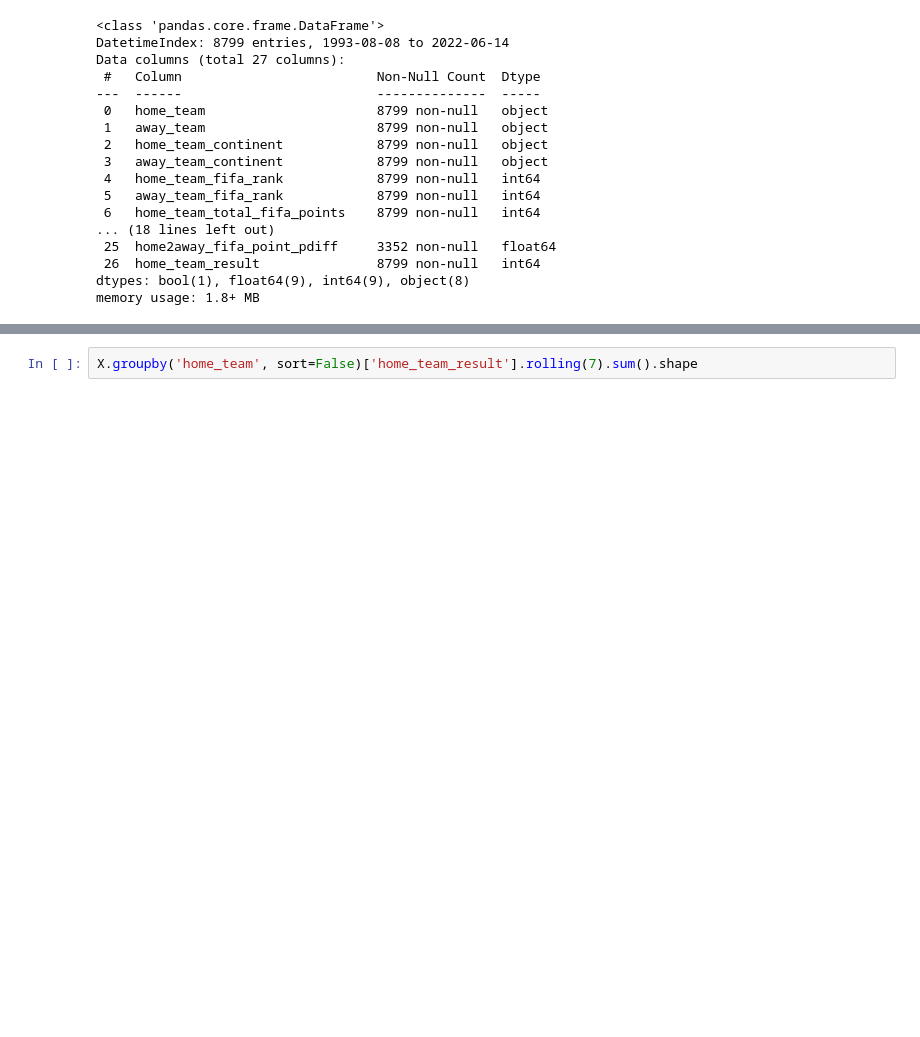
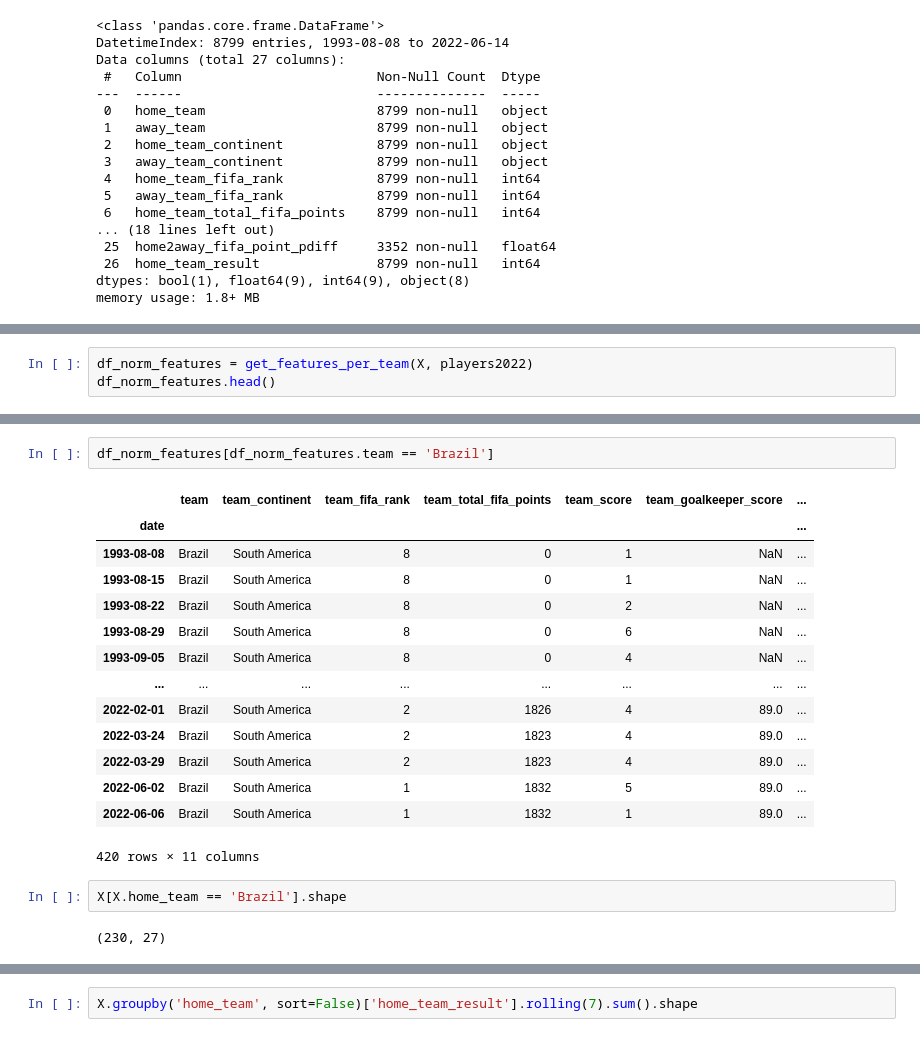
Before and after one commit to lgabs/copa22-forecast, a Jupyter notebook: code/model/Model GBDTs.ipynb, the cells around one changed output, grey strips where cells are left out. Drawn from its saved outputs; the diff is of its cells as text; blank space fills up the shorter version.

```diff
--- a/code/model/Model GBDTs.ipynb
+++ b/code/model/Model GBDTs.ipynb
@@ -236,0 +281,3 @@ def create_team_features(df, team_side='home'):
+# %%
+df_norm_features = get_features_per_team(X, players2022)
+df_norm_features.head()
@@ -237 +292,22 @@ def create_team_features(df, team_side='home'):
+# %%
+df_norm_features[df_norm_features.team == 'Brazil']
+# %% [output]
+|  | team | team_continent | team_fifa_rank | team_total_fifa_points | team_score | team_goalkeeper_score | ... |
+| date |  |  |  |  |  |  | ... |
+| 1993-08-08 | Brazil | South America | 8 | 0 | 1 | NaN | ... |
+| 1993-08-15 | Brazil | South America | 8 | 0 | 1 | NaN | ... |
+| 1993-08-22 | Brazil | South America | 8 | 0 | 2 | NaN | ... |
+| 1993-08-29 | Brazil | South America | 8 | 0 | 6 | NaN | ... |
+| 1993-09-05 | Brazil | South America | 8 | 0 | 4 | NaN | ... |
+| ... | ... | ... | ... | ... | ... | ... | ... |
+| 2022-02-01 | Brazil | South America | 2 | 1826 | 4 | 89.0 | ... |
+| 2022-03-24 | Brazil | South America | 2 | 1823 | 4 | 89.0 | ... |
+| 2022-03-29 | Brazil | South America | 2 | 1823 | 4 | 89.0 | ... |
+| 2022-06-02 | Brazil | South America | 1 | 1832 | 5 | 89.0 | ... |
+| 2022-06-06 | Brazil | South America | 1 | 1832 | 1 | 89.0 | ... |
+420 rows × 11 columns
+# %%
+X[X.home_team == 'Brazil'].shape
+# %% [output]
+(230, 27)
 # %%
```
Also changed, not shown: parts of 78 cells of this notebook, 5 other files.
